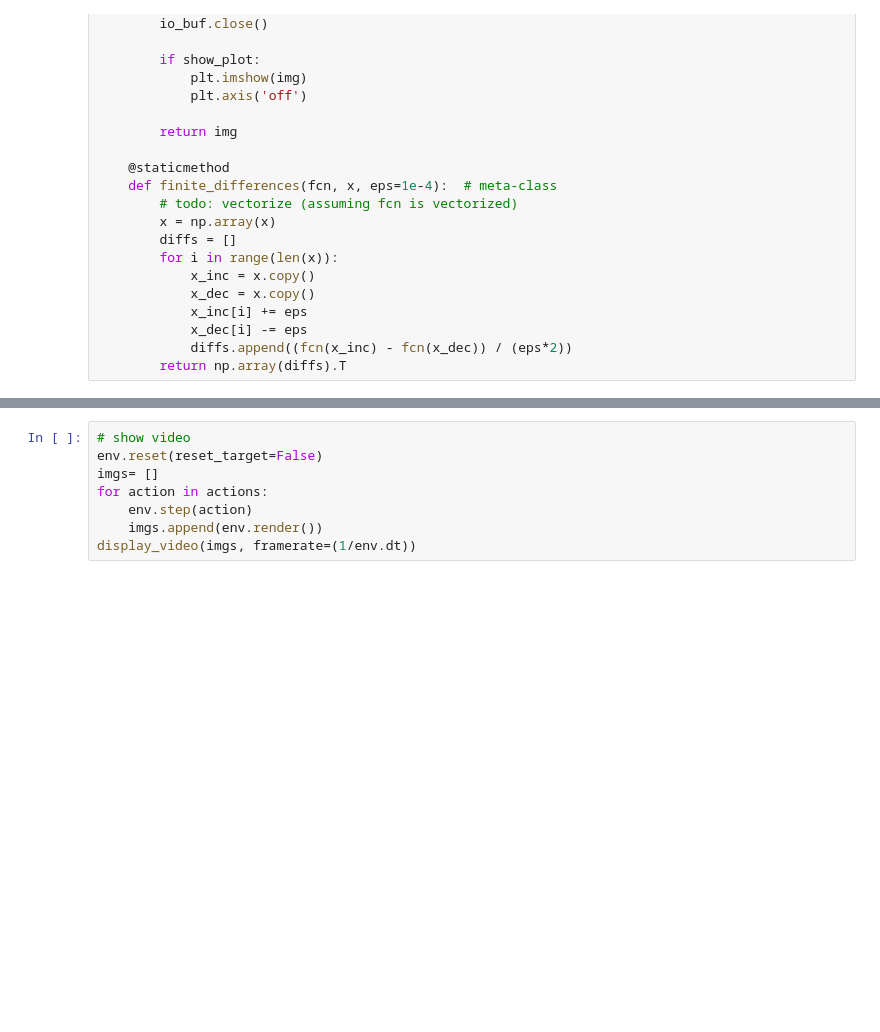
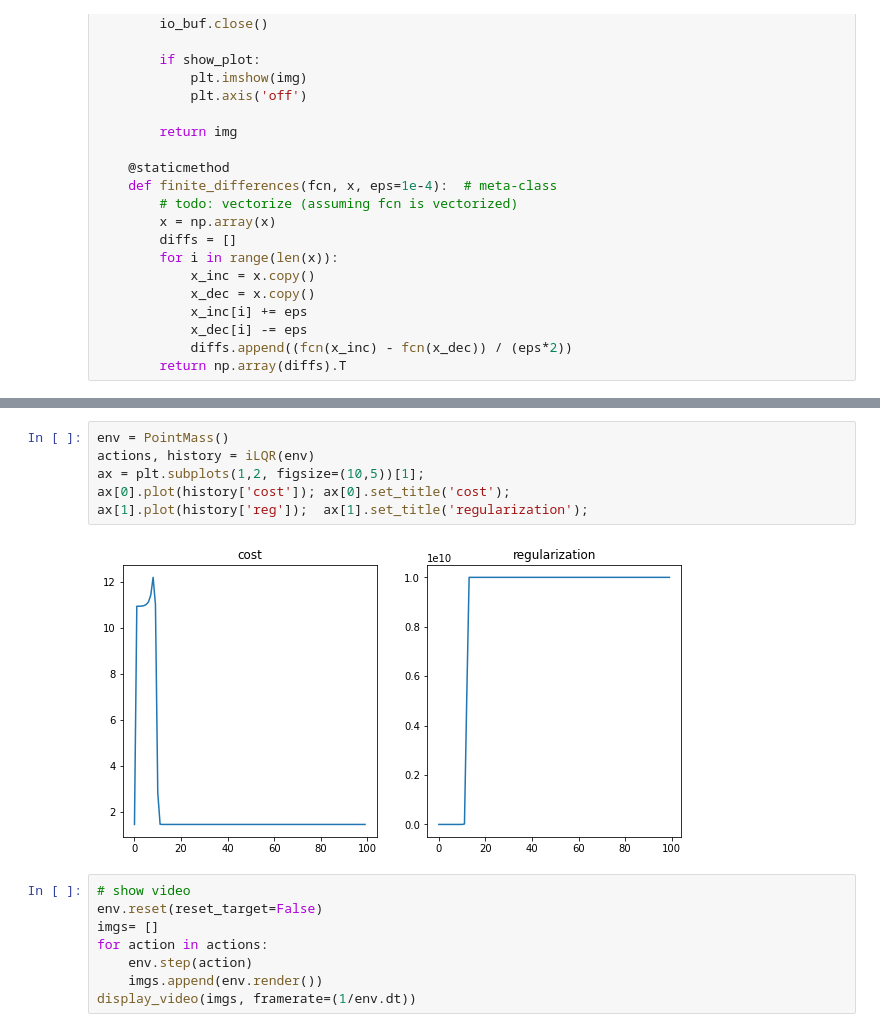
Before and after one commit to richard-warren/rl_sandbox, a Jupyter notebook: ilqr/ilqr.ipynb, the cells around one changed output, grey strips where cells are left out. Saved outputs shown, nothing was run; the diff lists cells and outputs as text; blank space fills up the shorter version.

```diff
--- a/ilqr/ilqr.ipynb
+++ b/ilqr/ilqr.ipynb
@@ -268,3 +258,11 @@ axes[1].plot(history['reg']);
+# %%
+env = PointMass()
+actions, history = iLQR(env)
+ax = plt.subplots(1,2, figsize=(10,5))[1];
+ax[0].plot(history['cost']); ax[0].set_title('cost');
+ax[1].plot(history['reg']);  ax[1].set_title('regularization');
+# %% [output]
+[figure, added]
 # %%
 # show video
 env.reset(reset_target=False)
```
Also changed, not shown: parts of 1 cell of this notebook.
